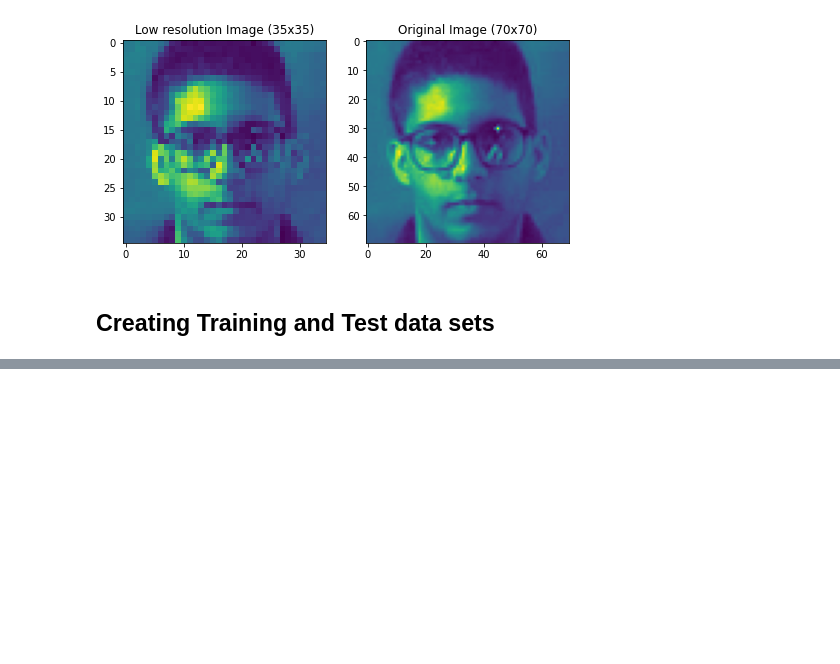
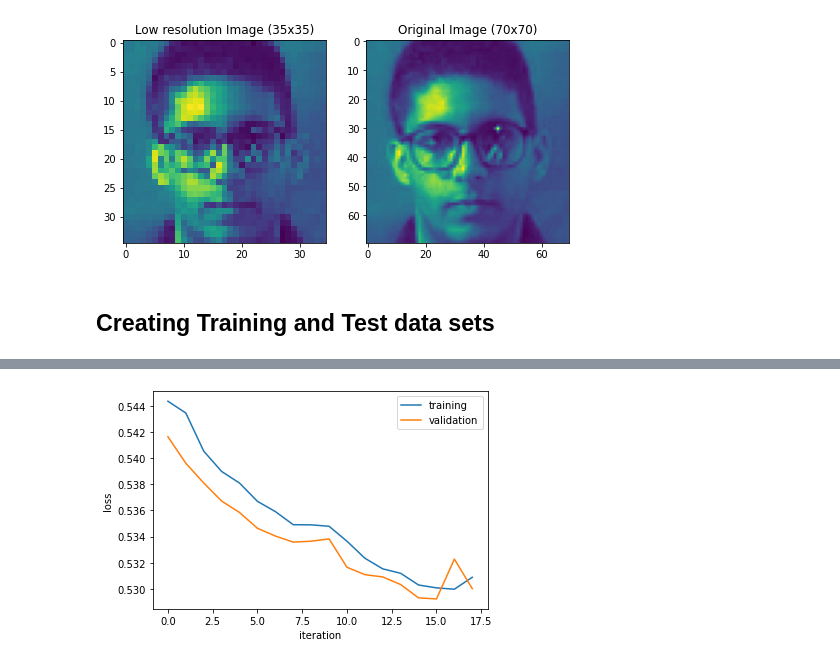
Before and after one commit to skumarudel/DSPS_SKumar, a Jupyter notebook: HW10/AutoEncoders_OnFaces.ipynb, the cells around one changed output, grey strips where cells are left out. Cells and saved outputs as stored; diff of their text form; code cells hidden in the pictures; blank space fills up the shorter version.

```diff
--- a/HW10/AutoEncoders_OnFaces.ipynb
+++ b/HW10/AutoEncoders_OnFaces.ipynb
@@ -150,0 +137,24 @@ X_tr.shape, X_te.shape, y_tr.shape, y_te.shape
+# %%
+xshape = X_tr.shape[1]
+ndim = X_tr.shape[1]
+# %%
+model_face = Sequential()
+## encoder
+model_face.add(Dense(1024, activation='relu', input_dim=xshape))
+model_face.add(Dense(256, activation='relu', input_dim=xshape))
+# input layer and the output size
+model_face.add(Dense(128, activation='relu', input_dim=xshape))
+#compression layer
+model_face.add(Dense(64, activation='relu'))
+## deencoder
+#decompression layer, same size as in the encoder
+#model_face.add(Dense(128, activation='relu'))
+#output layer, same size as input
+model_face.add(Dense(256, activation='relu'))
+model_face.add(Dense(1024, activation='relu'))
+#output layer, same size as input
+model_face.add(Dense(ndim, activation='sigmoid'))
+# %%
+opt = keras.optimizers.Adam(learning_rate=0.001)
+model_face.compile(optimizer=opt, loss="binary_crossentropy")
+print(model_face.summary())
@@ -150,0 +179,8 @@ X_tr.shape, X_te.shape, y_tr.shape, y_te.shape
+# %%
+from keras.callbacks import EarlyStopping
+callback = EarlyStopping(monitor='val_loss', patience=3, min_delta=0.0001)
+history_face = model_face.fit(X_tr, y_tr,
+                epochs=500,
+                batch_size=64,
+                shuffle=True,
+                validation_data=(X_te, y_te),callbacks=[callback])
@@ -150,0 +205,10 @@ X_tr.shape, X_te.shape, y_tr.shape, y_te.shape
+# %%
+pl.plot(np.array(history_face.history['loss']), label="training")
+pl.plot(np.array(history_face.history['val_loss']), label="validation")
+pl.ylabel('loss')
+pl.xlabel('iteration')
+pl.legend();
+#pl.yscale('log')
+#pl.xscale('log')
+# %% [output]
+[figure, added]
```
Also changed, not shown: parts of 11 cells of this notebook.
